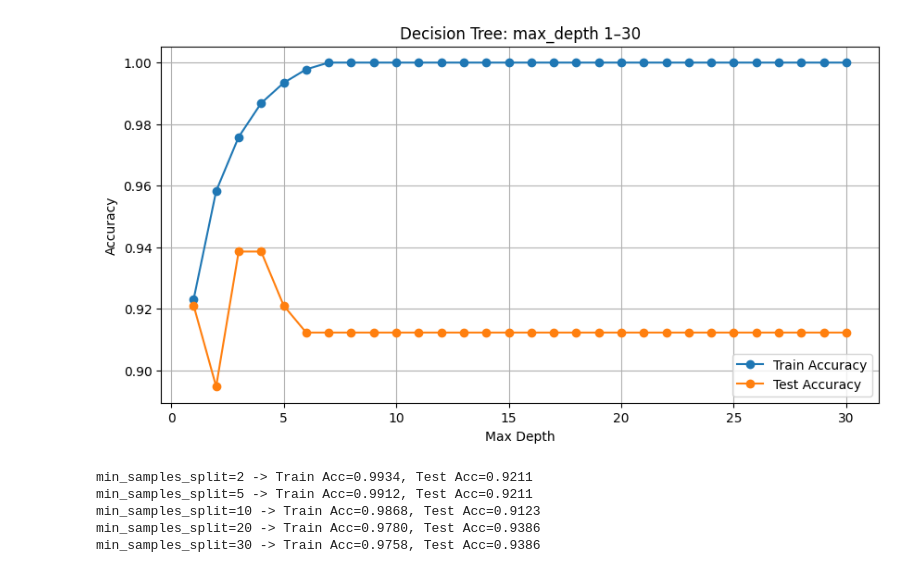
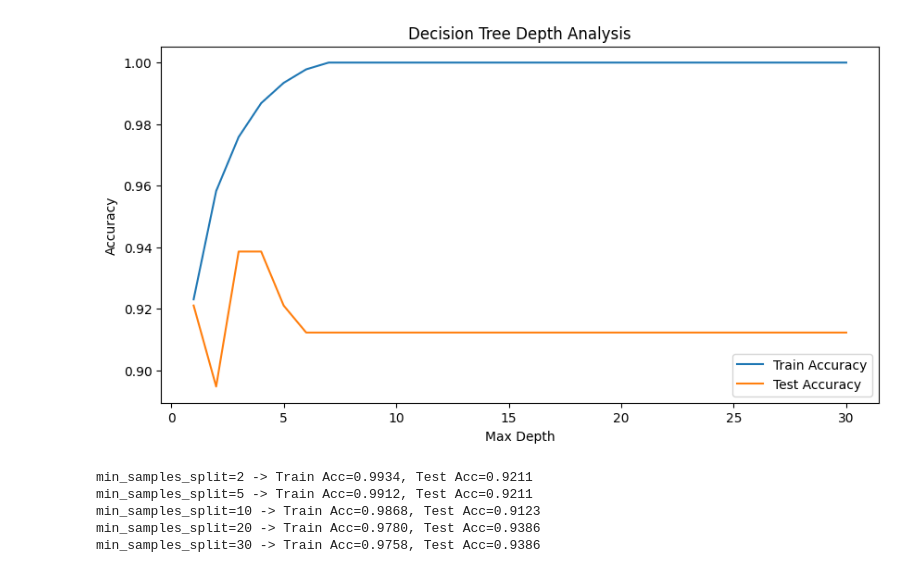
Before and after one commit to iMaIrsdyh/KarimahIrsyadiyah_2411533018_ML2526, a Jupyter notebook: PRAKTIKUM 6/Tugas_Decision_Tree.ipynb, the cells around one changed output. Cells and saved outputs as stored; diff of their text form; code cells hidden in the pictures.

```diff
--- a/PRAKTIKUM 6/Tugas_Decision_Tree.ipynb
+++ b/PRAKTIKUM 6/Tugas_Decision_Tree.ipynb
@@ -38,38 +38,40 @@ X_train, X_test, y_train, y_test = train_test_split(
 )
 # %%
 ## Uji max_depth sampai 30
-depths_30 = range(1, 31)
+depths = range(1, 31)
 
 train_acc_30 = []
 test_acc_30 = []
 
-for d in depths_30:
-    model = DecisionTreeClassifier(max_depth=d, random_state=42)
+for d in depths:
+    model = DecisionTreeClassifier(
+        max_depth=d,
+        random_state=42
+    )
+
     model.fit(X_train, y_train)
 
-    train_acc_30.append(accuracy_score(y_train, model.predict(X_train)))
-    test_acc_30.append(accuracy_score(y_test, model.predict(X_test)))
+    train_acc_30.append(
+        accuracy_score(y_train, model.predict(X_train))
+    )
 
-depth_results_30 = pd.DataFrame({
-    "Depth": list(depths_30),
-    "Train Accuracy": train_acc_30,
-    "Test Accuracy": test_acc_30
-})
+    test_acc_30.append(
+        accuracy_score(y_test, model.predict(X_test))
+    )
 
-depth_results_30
+plt.figure(figsize=(10,5))
 
-## Grafiknya:
-plt.figure(figsize=(10, 5))
-plt.plot(depths_30, train_acc_30, marker='o', label="Train Accuracy")
-plt.plot(depths_30, test_acc_30, marker='o', label="Test Accuracy")
+plt.plot(depths, train_acc_30, label='Train Accuracy')
+plt.plot(depths, test_acc_30, label='Test Accuracy')
+
 plt.xlabel("Max Depth")
 plt.ylabel("Accuracy")
-plt.title("Decision Tree: max_depth 1–30")
+plt.title("Decision Tree Depth Analysis")
 plt.legend()
-plt.grid(True)
+
 plt.show()
 # %% [output]
-[figure, old version]
+[figure, new version]
 # %%
 ## Tambahkan min_samples_split
 split_values = [2, 5, 10, 20, 30]
```
Also changed, not shown: parts of 5 cells of this notebook, 8 other files.
